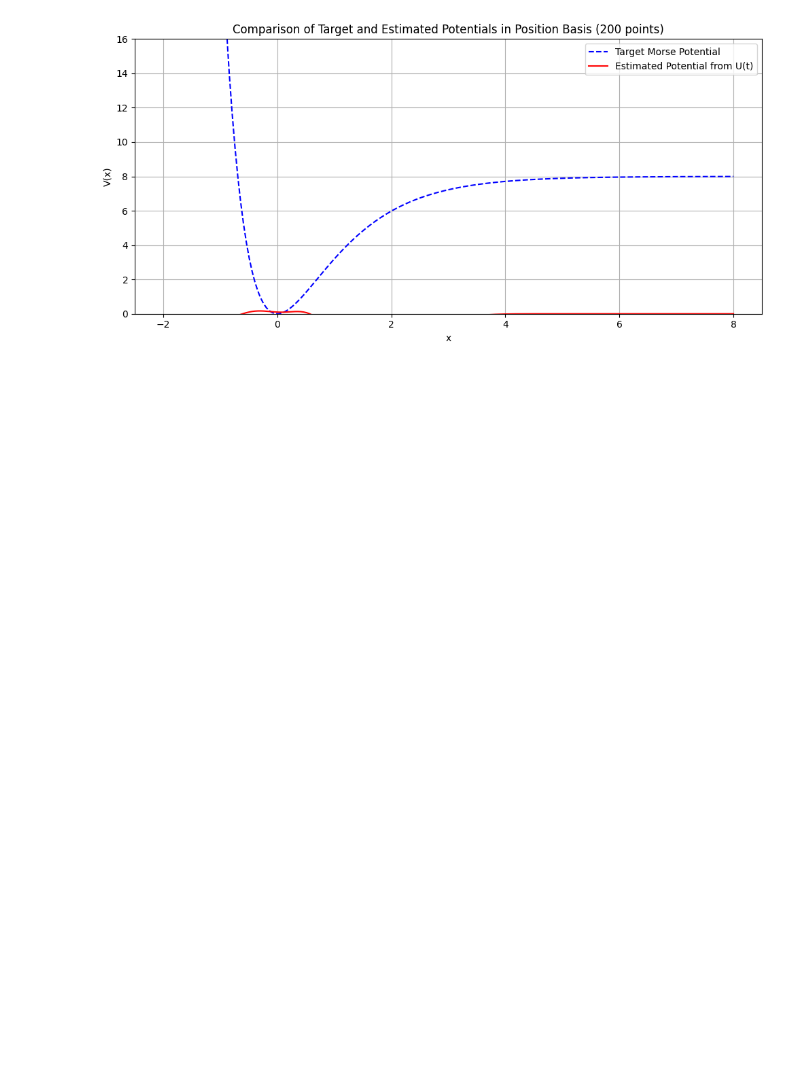
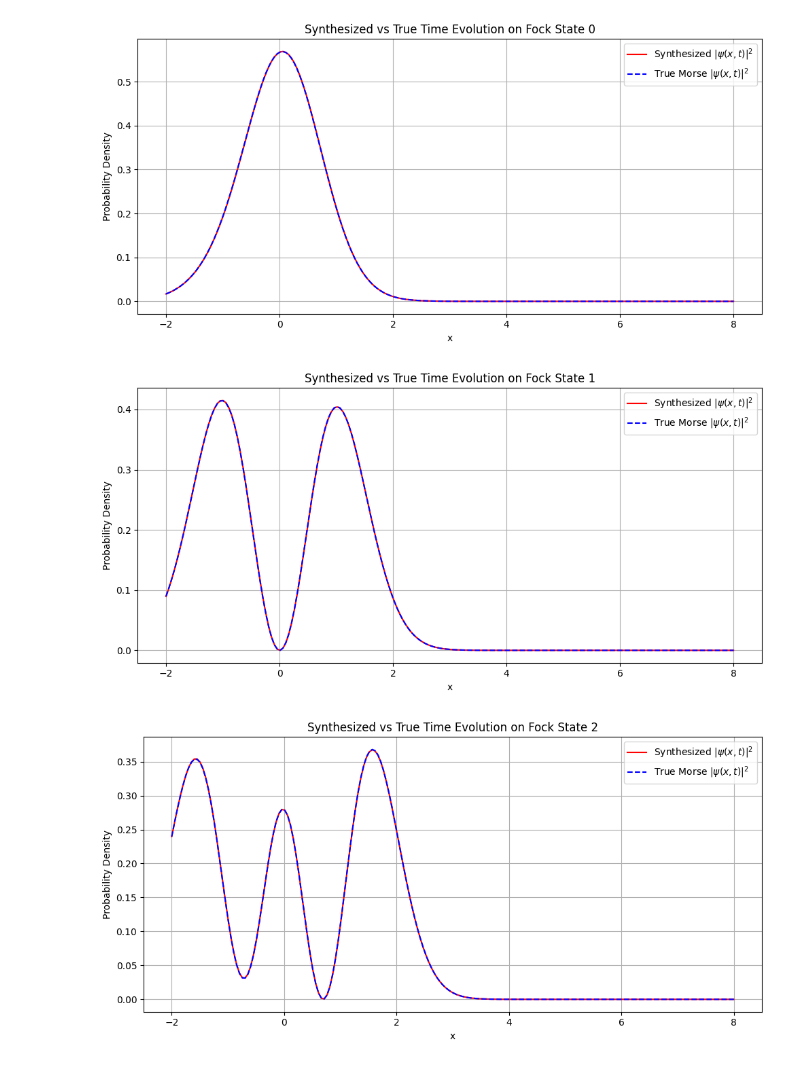
Before and after one commit to alexaymehra/hybrid-quantum-simulation, a Jupyter notebook: MorseOptimizedParameters.ipynb, the cells around one changed output. Drawn from its saved outputs; the diff is of its cells as text; code cells hidden in the pictures; blank space fills up the shorter version.

Commit message:
Added additional visualizations and infidelity vs depth

```diff
--- a/MorseOptimizedParameters.ipynb
+++ b/MorseOptimizedParameters.ipynb
@@ -165,12 +213,11 @@ plt.show()
 # %%
 # Optimize
 
-d = 10                                          # number of gate layers
+d = 8                                           # number of gate layers
 num_params = d * 4                              # [Re(α), Im(α), θ, φ] per gate
 
 # Provides small initial guess near 0
 init_guess = np.random.rand(num_params) * 0.1
-
 
 
 result = sp.optimize.minimize(
@@ -185,9 +232,6 @@ result = sp.optimize.minimize(
 optimal_params = result.x
 
 # Print the Optimized Parameters
-
-omega = 1.0  # Oscillator frequency
-chi = 0.1    # Qubit-oscillator coupling
 
 def print_optimal_params(params, d):
     print(f"Fock Space Truncation         = {N}")
@@ -243,49 +287,55 @@ Morse Parameters Used:
 # %%
 #Build the Unitary Generated
 morse_generated = gate_seq(optimal_params, d)
 
 def fock_basis_to_position(x, N, m=1.0, hbar=1.0, omega=1.0):
     """
     Returns T[i, n] = ⟨x_i | n⟩, i.e., harmonic oscillator wavefunction for n-th Fock state at position x_i
     """
     xi = np.sqrt(m * omega / hbar) * x
     prefactor = (m * omega / (np.pi * hbar))**0.25
     T = np.zeros((len(x), N), dtype=complex)
 
     for n in range(N):
         norm = 1 / np.sqrt(2**n * sp.special.factorial(n))
         Hn = sp.special.eval_hermite(n, xi)
         psi_n = prefactor * norm * np.exp(-0.5 * xi**2) * Hn
         T[:, n] = psi_n
 
     return T
 
+# Parameters
+n_var = morse_generated.shape[0]
+x_var = np.linspace(-2, 8, 200)
+topos = fock_basis_to_position(x_var, n_var)
 
-# Extract the Hamiltonian
-H_estimated = (1j / time) * sp.linalg.logm(morse_generated)
+for i in range(n_var):
+    # Initial state:
+    n_state = i
+    psi0 = np.zeros(n_var, dtype=complex)
+    psi0[n_state] = 1.0
 
-# T is now 200 x N
-T = fock_basis_to_position(x, N=H_estimated.shape[0])
+    # Apply synthesized unitary
+    psi_t = morse_generated @ psi0
+    # Project to position basis
+    psi_x_t = topos @ psi_t
 
-# Transform to position basis
-H_pos = T @ H_estimated @ T.conj().T  # Now 200 x 200
+    # Apply true unitary
+    psi_true = morse_to_optimize @ psi0
+    # Project to position basis
+    psi_x_true = topos @ psi_true
 
-# Diagonal = potential energy values
-V_estimated_position = np.real(np.diag(H_pos))
-
-V_target = diss_energy * (1 - np.exp(-width_param * (x - equib_length)))**2
-
-plt.figure(figsize=(10, 5))
-plt.plot(x, V_target, label='Target Morse Potential', linestyle='--', color='blue')
-plt.plot(x, V_estimated_position, label='Estimated Potential from U(t)', linestyle='-', color='red')
-
-plt.xlabel('x')
-plt.ylabel('V(x)')
-plt.ylim(0, diss_energy * 2)  # Adjust the 1.2 factor as needed
-plt.title('Comparison of Target and Estimated Potentials in Position Basis (200 points)')
-plt.legend()
-plt.grid(True)
-plt.tight_layout()
-plt.show()
+    plt.figure(figsize=(10, 5))
+    plt.plot(x_var, np.abs(psi_x_t)**2, label='Synthesized $|\psi(x,t)|^2$', color='red')
+    plt.plot(x_var, np.abs(psi_x_true)**2, label='True Morse $|\psi(x,t)|^2$', color='blue', linestyle='--')
+    plt.xlabel('x')
+    plt.ylabel('Probability Density')
+    plt.title(f'Synthesized vs True Time Evolution on Fock State {i}')
+    plt.grid(True)
+    plt.legend()
+    plt.tight_layout()
+    plt.show()
 # %% [output]
-[figure, old version]
+[figure, new version]
+[figure, added]
+[figure, added]
```
Also changed, not shown: parts of 11 cells of this notebook.
